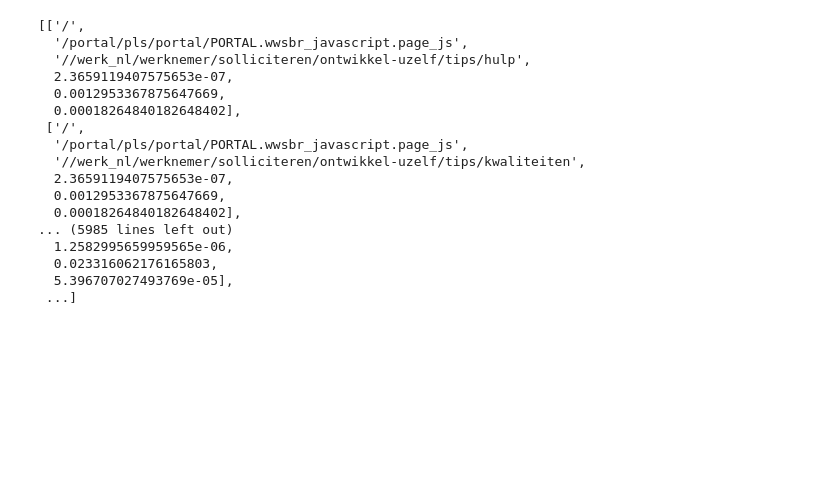
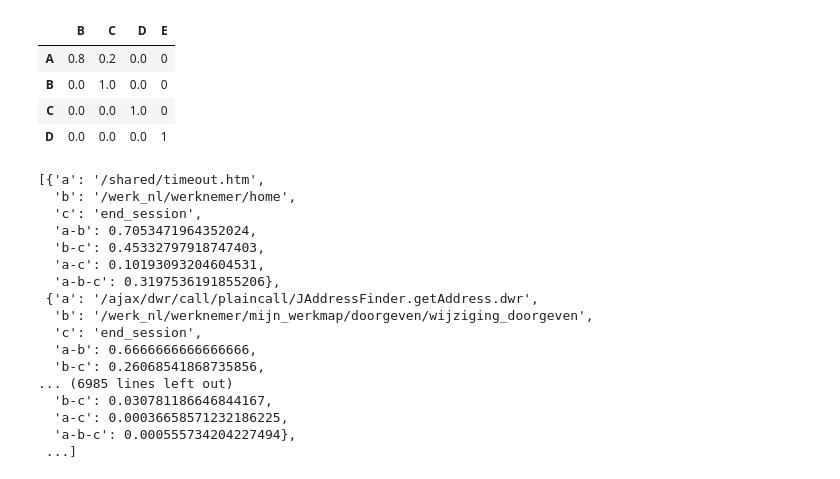
Before and after one commit to kaspergff/Thesis_anomaly_generation, a Jupyter notebook: LabellingSkippingPattern.ipynb, the cells around one changed output. Cells and saved outputs as stored; diff of their text form; code cells hidden in the pictures; blank space fills up the shorter version.

Commit message:
find skipping

```diff
--- a/LabellingSkippingPattern.ipynb
+++ b/LabellingSkippingPattern.ipynb
@@ -93,20 +61,17 @@ paths = find_paths(test_df)
-# %%
-paths
-# %% [output]
-[['/',
-  '/portal/pls/portal/PORTAL.wwsbr_javascript.page_js',
-  '//werk_nl/werknemer/solliciteren/ontwikkel-uzelf/tips/hulp',
-  2.3659119407575653e-07,
-  0.0012953367875647669,
-  0.00018264840182648402],
- ['/',
-  '/portal/pls/portal/PORTAL.wwsbr_javascript.page_js',
-  '//werk_nl/werknemer/solliciteren/ontwikkel-uzelf/tips/kwaliteiten',
-  2.3659119407575653e-07,
-  0.0012953367875647669,
-  0.00018264840182648402],
-... (5985 lines left out)
-  1.2582995659959565e-06,
-  0.023316062176165803,
-  5.396707027493769e-05],
- ...]
+# %%
+def create_test_df():
+  d = {'B': [0.8,0,0,0], 'C': [0.2,1,0.8,0],'D':[0,0,0.2,0],'E':[0,0,0,1]}
+  df = pd.DataFrame(data=d)
+  df.index = ['A','B','C','D']
+  return df
+
+test_df = create_test_df()
+test_df
+# test = remove_self_loops(test_df)
+# test
+# %% [output]
+|  | B | C | D | E |
+| A | 0.8 | 0.2 | 0.0 | 0 |
+| B | 0.0 | 1.0 | 0.0 | 0 |
+| C | 0.0 | 0.0 | 1.0 | 0 |
+| D | 0.0 | 0.0 | 0.0 | 1 |
@@ -112,0 +124,21 @@ paths
+# %%
+# skipping_df.sort_values(by="a-b-c", ascending=True, inplace=True)
+skipping_patterns
+# %% [output]
+[{'a': '/shared/timeout.htm',
+  'b': '/werk_nl/werknemer/home',
+  'c': 'end_session',
+  'a-b': 0.7053471964352024,
+  'b-c': 0.45332797918747403,
+  'a-c': 0.10193093204604531,
+  'a-b-c': 0.3197536191855206},
+ {'a': '/ajax/dwr/call/plaincall/JAddressFinder.getAddress.dwr',
+  'b': '/werk_nl/werknemer/mijn_werkmap/doorgeven/wijziging_doorgeven',
+  'c': 'end_session',
+  'a-b': 0.6666666666666666,
+  'b-c': 0.26068541868735856,
+... (6985 lines left out)
+  'b-c': 0.030781186646844167,
+  'a-c': 0.00036658571232186225,
+  'a-b-c': 0.000555734204227494},
+ ...]
```
Also changed, not shown: parts of 7 cells of this notebook, 2 other files.
